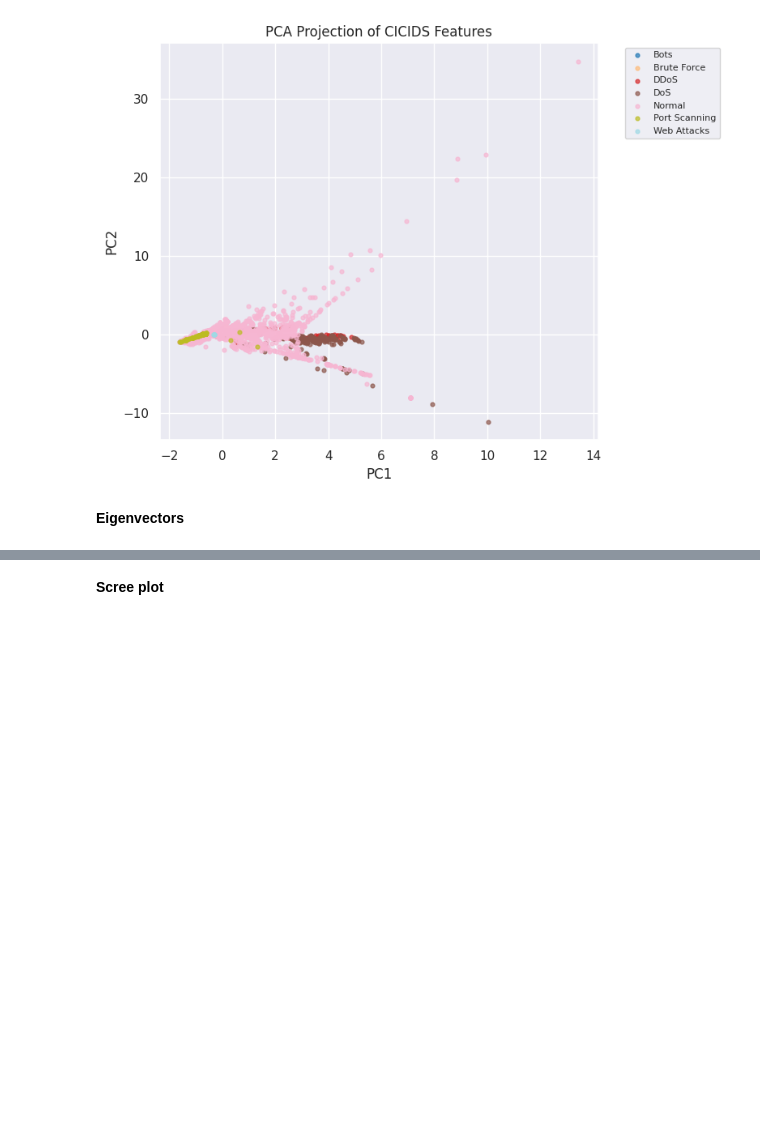
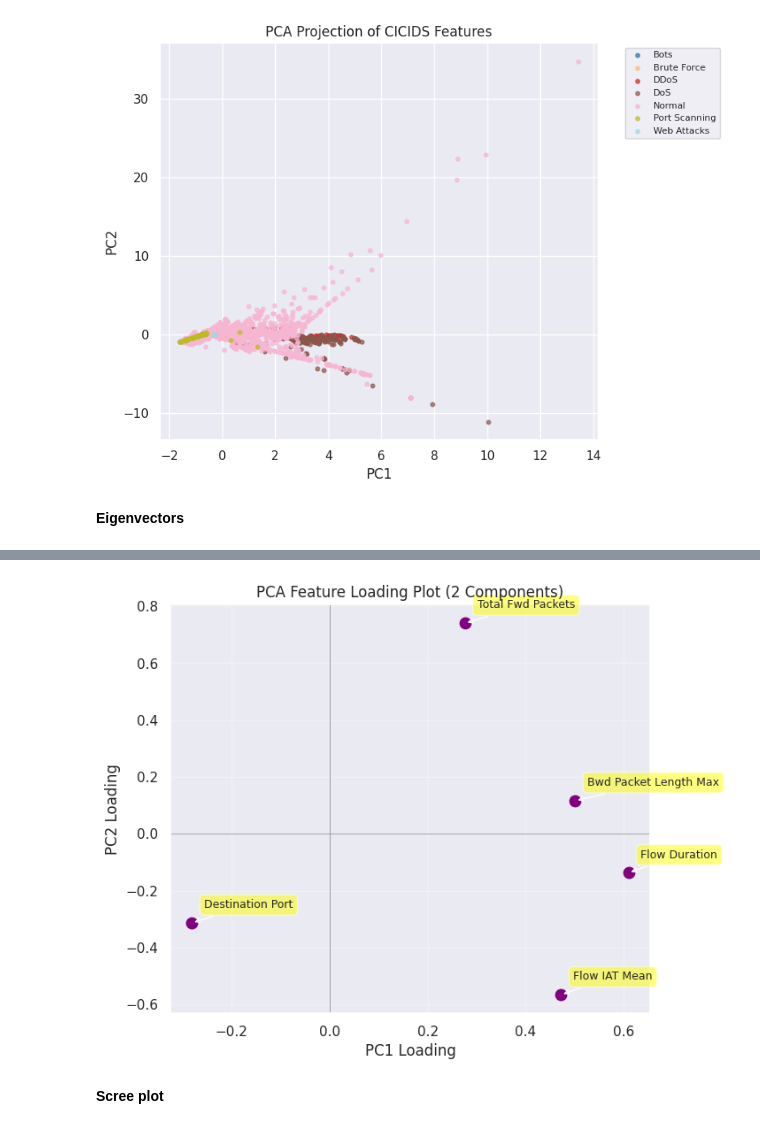
Before and after one commit to Ola-Steeve/INSE6220, a Jupyter notebook: Sample Project Classification with PyCaret.ipynb, the cells around one changed output, grey strips where cells are left out. Drawn from its saved outputs; the diff is of its cells as text; code cells hidden in the pictures; blank space fills up the shorter version.

```diff
--- a/Sample Project Classification with PyCaret.ipynb
+++ b/Sample Project Classification with PyCaret.ipynb
@@ -341,12 +341,34 @@ for label, x, y in zip(variables, A[:, 0], A[:, 1]):
 # %%
-plt.scatter(A[:, 0],A[:, 1], marker='o', c=A[:, 2], s=A[:, 3]*500, cmap=plt.get_cmap('Spectral'))
-plt.xlabel('$A_1$')
-plt.ylabel('$A_2$')
-for label, x, y in zip(variables,A[:, 0],A[:, 1]):
-  plt.annotate(label,xy=(x, y), xytext=(-20, 20),
-      textcoords='offset points', ha='right', va='bottom',
-      bbox=dict(boxstyle='round,pad=0.5', fc='yellow', alpha=0.5),
-      arrowprops=dict(arrowstyle = '->', connectionstyle='arc3,rad=0'))
+# A contains loadings for PC1 and PC2 only
+A1 = A[:, 0]
+A2 = A[:, 1]
+
+plt.figure(figsize=(7,6))
+plt.scatter(A1, A2, c='purple', s=80, marker='o')
+plt.xlabel("PC1 Loading")
+plt.ylabel("PC2 Loading")
+plt.title("PCA Feature Loading Plot (2 Components)")
+
+# annotate features
+for label, x, y in zip(variables, A1, A2):
+    plt.annotate(
+        label,
+        xy=(x, y),
+        xytext=(10, 10),
+        textcoords='offset points',
+        ha='left',
+        va='bottom',
+        fontsize=9,
+        bbox=dict(boxstyle='round,pad=0.4', fc='yellow', alpha=0.5),
+        arrowprops=dict(arrowstyle='->')
+    )
+
+plt.axhline(0, color='grey', linewidth=0.5)
+plt.axvline(0, color='grey', linewidth=0.5)
+plt.grid(True, alpha=0.3)
+plt.show()
+# %% [output]
+[figure, added]
 # %% [markdown]
 **Scree plot**
 # %%
```
Also changed, not shown: parts of 5 cells of this notebook.
